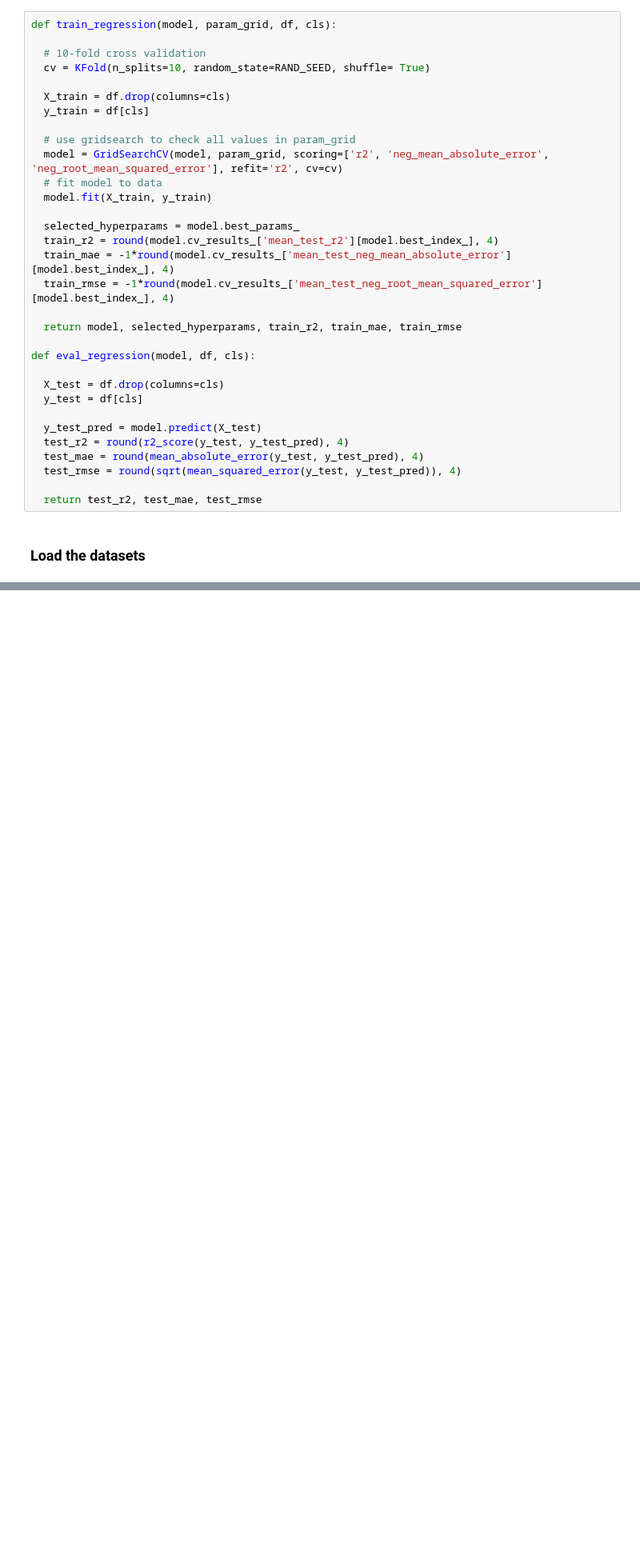
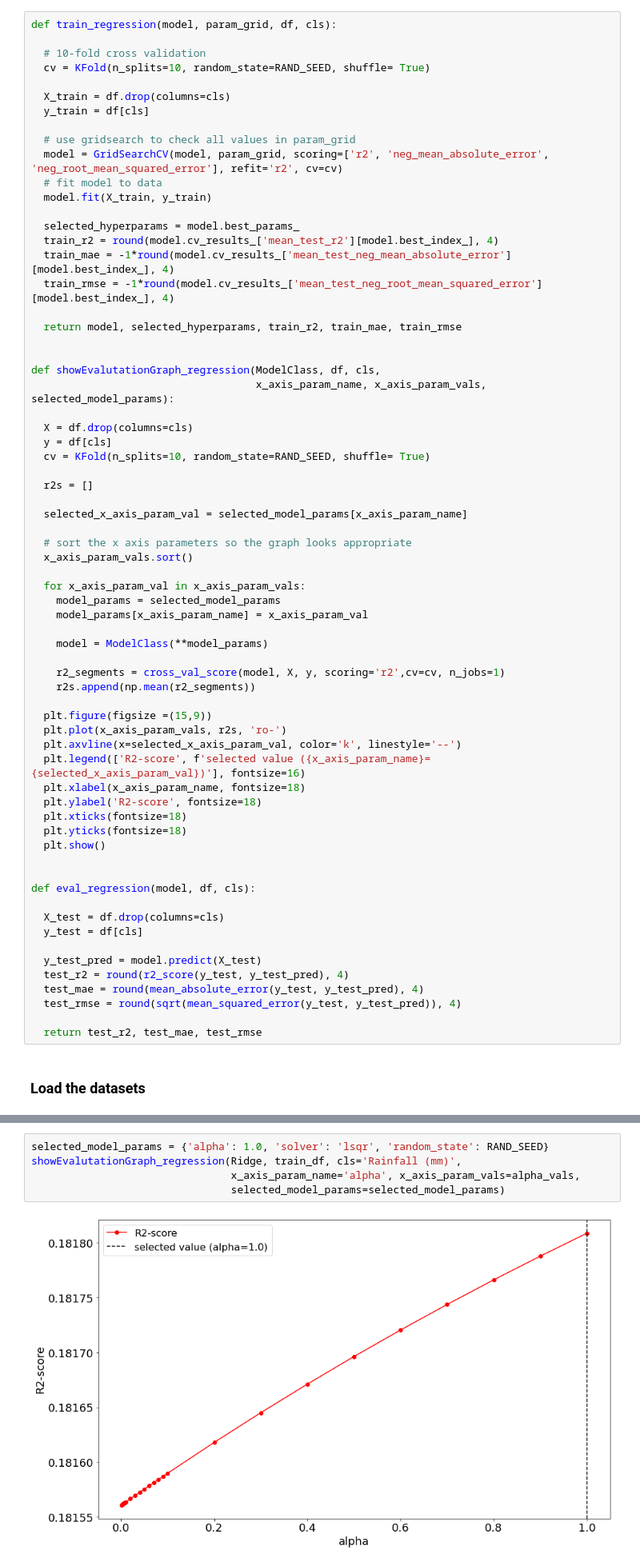
Before and after one commit to RifatIslamOmio/Weather-WaterLevel-Prediction-ML, a Jupyter notebook: Notebooks/apply_mlAlgo.ipynb, the cells around one changed output, grey strips where cells are left out. Shown at 80% size. Saved outputs shown, nothing was run; the diff lists cells and outputs as text; blank space fills up the shorter version.

Commit message:
update applyML util with showEvaluationGraph_regression() #9
graph for showing r2 scores on the train set for regression added.

```diff
--- a/Notebooks/apply_mlAlgo.ipynb
+++ b/Notebooks/apply_mlAlgo.ipynb
@@ -35,6 +35,41 @@ def train_regression(model, param_grid, df, cls):
 
   return model, selected_hyperparams, train_r2, train_mae, train_rmse
 
+
+def showEvalutationGraph_regression(ModelClass, df, cls,
+                                    x_axis_param_name, x_axis_param_vals, selected_model_params):
+
+  X = df.drop(columns=cls)
+  y = df[cls]
+  cv = KFold(n_splits=10, random_state=RAND_SEED, shuffle= True)
+
+  r2s = []
+
+  selected_x_axis_param_val = selected_model_params[x_axis_param_name]
+
+  # sort the x axis parameters so the graph looks appropriate
+  x_axis_param_vals.sort()
+
+  for x_axis_param_val in x_axis_param_vals:
+    model_params = selected_model_params
+    model_params[x_axis_param_name] = x_axis_param_val
+
+    model = ModelClass(**model_params)
+
+    r2_segments = cross_val_score(model, X, y, scoring='r2',cv=cv, n_jobs=1)
+    r2s.append(np.mean(r2_segments))
+
+  plt.figure(figsize =(15,9))
+  plt.plot(x_axis_param_vals, r2s, 'ro-')
+  plt.axvline(x=selected_x_axis_param_val, color='k', linestyle='--')
+  plt.legend(['R2-score', f'selected value ({x_axis_param_name}={selected_x_axis_param_val})'], fontsize=16)
+  plt.xlabel(x_axis_param_name, fontsize=18)
+  plt.ylabel('R2-score', fontsize=18)
+  plt.xticks(fontsize=18)
+  plt.yticks(fontsize=18)
+  plt.show()
+
+
 def eval_regression(model, df, cls):
 
   X_test = df.drop(columns=cls)
@@ -114,6 +149,13 @@ Selected hyperparameters: {'alpha': 1.0, 'solver': 'lsqr'}
 Train set performance: r2-score=0.1818, mae=7.3124, rmse=13.5355
 
 Test set performance: r2-score=0.1075, mae=7.8176, rmse=16.3356
+# %%
+selected_model_params = {'alpha': 1.0, 'solver': 'lsqr', 'random_state': RAND_SEED}
+showEvalutationGraph_regression(Ridge, train_df, cls='Rainfall (mm)',
+                                x_axis_param_name='alpha', x_axis_param_vals=alpha_vals,
+                                selected_model_params=selected_model_params)
+# %% [output]
+[figure, added]
 # %% [markdown]
 ## Classification
 # %%
```
Also changed, not shown: parts of 2 cells of this notebook, 1 other file.
